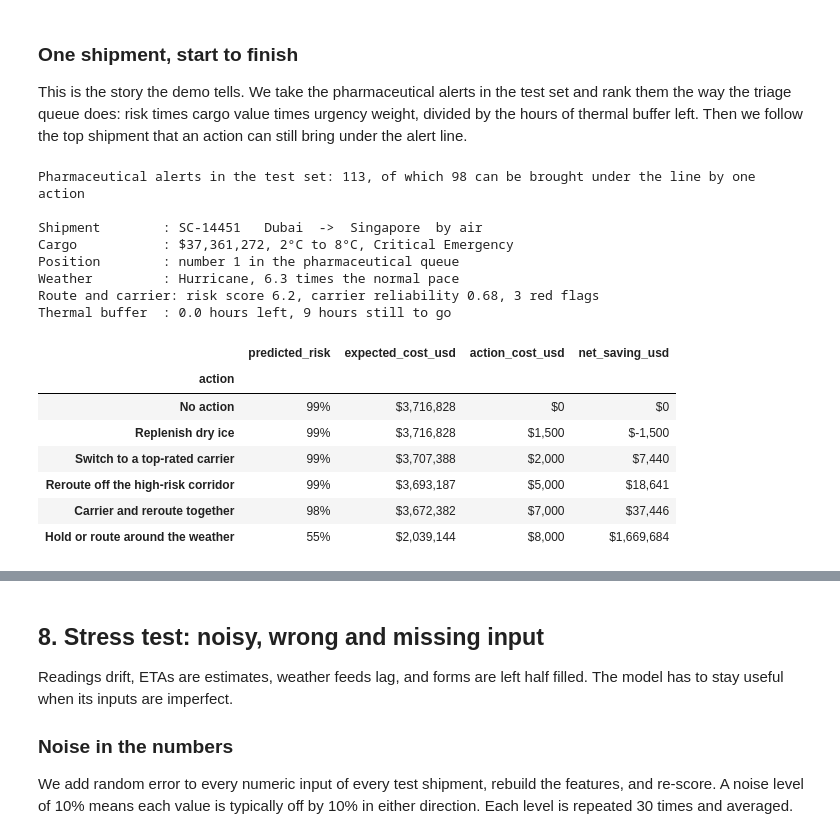
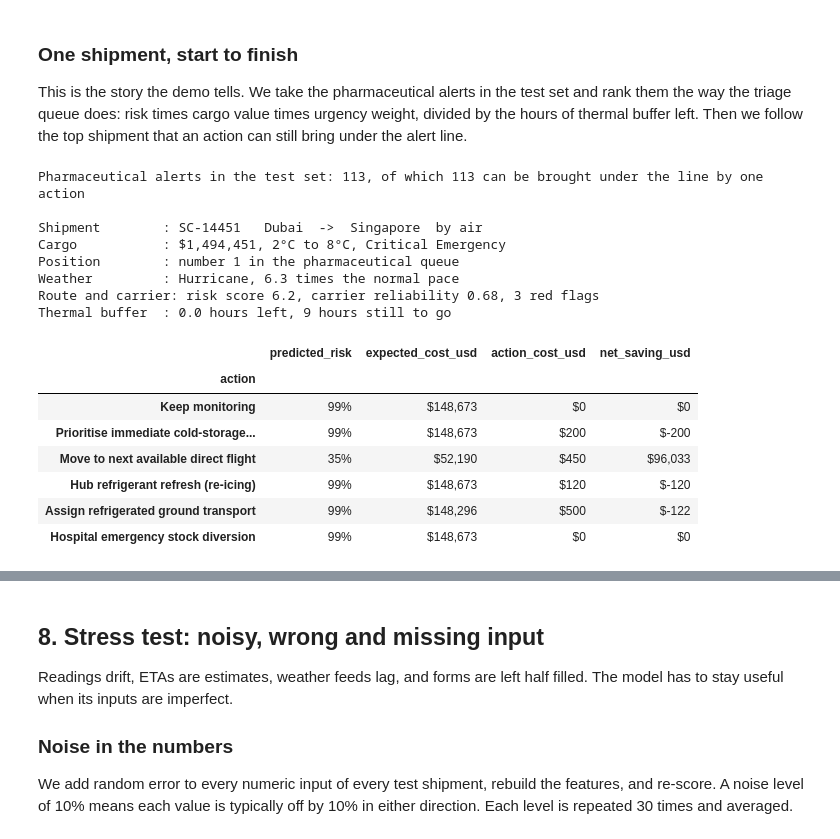
Before and after one commit to zunding19/Aura-LogiSmart, a Jupyter notebook: notebooks/05_final_model_and_evaluation.ipynb, the cells around one changed output, grey strips where cells are left out. Cells and saved outputs as stored; diff of their text form; code cells hidden in the pictures.

```diff
--- a/notebooks/05_final_model_and_evaluation.ipynb
+++ b/notebooks/05_final_model_and_evaluation.ipynb
@@ -583,12 +583,12 @@ The costs and the size of each effect are assumptions. The app shows them and le
 LOSS_SHARE = 0.10   # assumption carried over from notebook 04: a disruption costs 10% of cargo value on average
 
 ACTIONS = {
-    "No action": ({}, 0),
-    "Replenish dry ice": ({"buffer_hours": 24}, 1_500),
-    "Switch to a top-rated carrier": ({"carrier_score": 0.95}, 2_000),
-    "Reroute off the high-risk corridor": ({"risk_cap": 3.0}, 5_000),
-    "Carrier and reroute together": ({"carrier_score": 0.95, "risk_cap": 3.0}, 7_000),
-    "Hold or route around the weather": ({"weather_at_worst": "Rain"}, 8_000),
+    "Keep monitoring": ({}, 0),
+    "Prioritise immediate cold-storage transfer": ({"buffer_hours": 24}, 200),
+    "Move to next available direct flight": ({"weather_at_worst": "Rain", "risk_cap": 3.0}, 450),
+    "Hub refrigerant refresh (re-icing)": ({"buffer_hours": 48}, 120),
+    "Assign refrigerated ground transport": ({"carrier_score": 0.95, "buffer_hours": 72}, 500),
+    "Hospital emergency stock diversion": ({}, 0),   # backup plan: covers the hospital, changes nothing on this shipment
 }
 
 
@@ -720,48 +717,48 @@ queue = alerted.assign(risk=risk_before)
 queue = queue[queue["Product_Category"] == "Pharmaceuticals"].copy()
 queue["priority"] = (queue["risk"] * queue["Cargo_Value_USD_Simulated"] * queue["Hospital_Urgency_Tier_Simulated"].map(URGENCY_WEIGHT)
                      / queue["Remaining_Buffer_Hours_Simulated"].clip(lower=0.5))
-best_single = np.minimum.reduce([risk_after[name] for name in ACTIONS if name != "No action"])
+best_single = np.minimum.reduce([risk_after[name] for name in ACTIONS if name not in ("Keep monitoring", "Hospital emergency stock diversion")])
 queue["can_be_brought_under_the_line"] = best_single[queue.index] < ALERT_LINE
 queue = queue.sort_values("priority", ascending=False)
 
 print(f"Pharmaceutical alerts in the test set: {len(queue)}, of which {int(queue['can_be_brought_under_the_line'].sum())} can be brought under the line by one action")
 top = queue[queue["can_be_brought_under_the_line"]].iloc[0]
 i = int(top.name)
 
 print()
 print(f"Shipment        : {top['Shipment_ID']}   {top['Origin_Port']}  ->  {top['Destination_Port']}  by {top['Transport_Mode'].lower()}")
 print(f"Cargo           : ${top['Cargo_Value_USD_Simulated']:,.0f}, {top['Storage_Standard_Simulated']}, {top['Hospital_Urgency_Tier_Simulated']}")
 print(f"Position        : number {list(queue.index).index(i) + 1} in the pharmaceutical queue")
 print(f"Weather         : {top['Weather_Condition']}, {top['pace_vs_typical']:.1f} times the normal pace")
 print(f"Route and carrier: risk score {top['Geopolitical_Risk_Score']:.1f}, carrier reliability {top['Carrier_Reliability_Score']:.2f}, {int(top['red_flag_count'])} red flags")
 print(f"Thermal buffer  : {top['Remaining_Buffer_Hours_Simulated']:.1f} hours left, {top['hours_to_go']:.0f} hours still to go")
 print()
 story = pd.DataFrame([
     {"action": name, "predicted_risk": risk_after[name][i],
      "expected_cost_usd": risk_after[name][i] * LOSS_SHARE * top["Cargo_Value_USD_Simulated"],
      "action_cost_usd": cost,
      "net_saving_usd": (risk_before[i] - risk_after[name][i]) * LOSS_SHARE * top["Cargo_Value_USD_Simulated"] - cost}
     for name, (_, cost) in ACTIONS.items()
 ]).set_index("action")
 story.style.format({"predicted_risk": "{:.0%}", "expected_cost_usd": "${:,.0f}",
                     "action_cost_usd": "${:,.0f}", "net_saving_usd": "${:,.0f}"})
 # %% [output]
-Pharmaceutical alerts in the test set: 113, of which 98 can be brought under the line by one action
+Pharmaceutical alerts in the test set: 113, of which 113 can be brought under the line by one action
 
 Shipment        : SC-14451   Dubai  ->  Singapore  by air
-Cargo           : $37,361,272, 2°C to 8°C, Critical Emergency
+Cargo           : $1,494,451, 2°C to 8°C, Critical Emergency
 Position        : number 1 in the pharmaceutical queue
 Weather         : Hurricane, 6.3 times the normal pace
 Route and carrier: risk score 6.2, carrier reliability 0.68, 3 red flags
 Thermal buffer  : 0.0 hours left, 9 hours still to go
 |  | predicted_risk | expected_cost_usd | action_cost_usd | net_saving_usd |
 | action |  |  |  |  |
-| No action | 99% | $3,716,828 | $0 | $0 |
-| Replenish dry ice | 99% | $3,716,828 | $1,500 | $-1,500 |
-| Switch to a top-rated carrier | 99% | $3,707,388 | $2,000 | $7,440 |
-| Reroute off the high-risk corridor | 99% | $3,693,187 | $5,000 | $18,641 |
-| Carrier and reroute together | 98% | $3,672,382 | $7,000 | $37,446 |
-| Hold or route around the weather | 55% | $2,039,144 | $8,000 | $1,669,684 |
+| Keep monitoring | 99% | $148,673 | $0 | $0 |
+| Prioritise immediate cold-storage... | 99% | $148,673 | $200 | $-200 |
+| Move to next available direct flight | 35% | $52,190 | $450 | $96,033 |
+| Hub refrigerant refresh (re-icing) | 99% | $148,673 | $120 | $-120 |
+| Assign refrigerated ground transport | 99% | $148,296 | $500 | $-122 |
+| Hospital emergency stock diversion | 99% | $148,673 | $0 | $0 |
 # %% [markdown]
 **What this tells us:**
 
```
Also changed, not shown: parts of 5 cells of this notebook, 13 other files.
